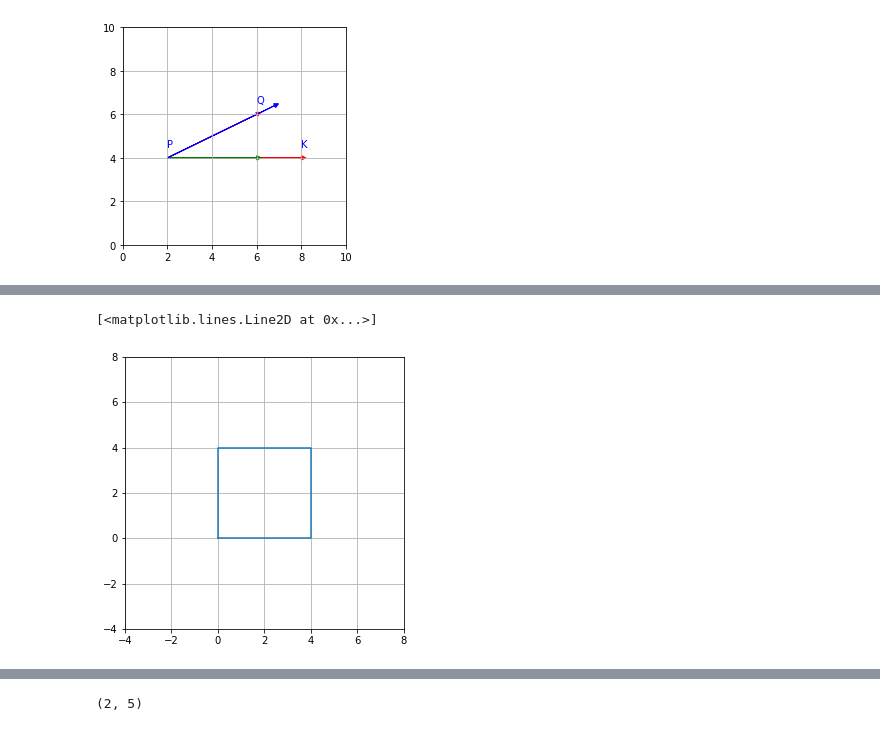
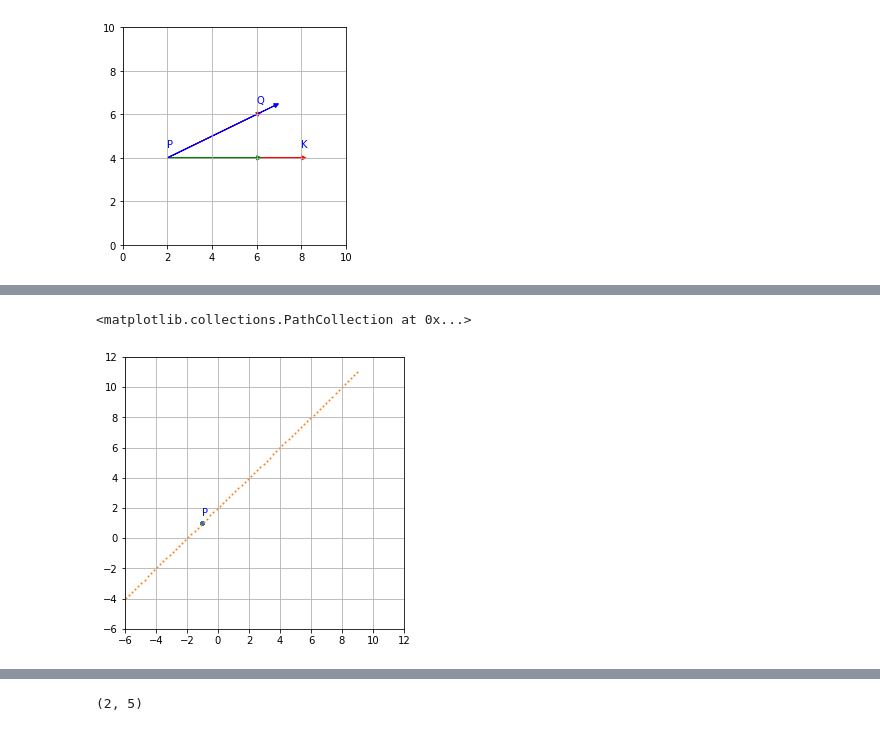
Before and after one commit to tuantdang/computer_graphics, a Jupyter notebook: lectures/w01_transformation_2D.ipynb, the cells around one changed output, grey strips where cells are left out. Saved outputs shown, nothing was run; the diff lists cells and outputs as text; code cells hidden in the pictures.

```diff
--- a/lectures/w01_transformation_2D.ipynb
+++ b/lectures/w01_transformation_2D.ipynb
@@ -105,11 +125,20 @@ def setup_plot(nrow=1, ncol=1, lim=8):
     else:
         ax.set_xlim([-lim/2, lim]); ax.set_ylim([-lim/2, lim]); ax.grid()
     return ax
-ax = setup_plot()
-# Orginal
-x = np.array([0, 0, 4, 4, 0])
-y = np.array([0, 4, 4, 0, 0])
-ax.plot(x,y)
-# %% [output]
-[<matplotlib.lines.Line2D at 0x...>]
-[figure, removed]
+# %%
+# Parametric Line
+p = np.array([-1,1]).reshape((2,1)) # 2x1
+v = np.array([1,1]).reshape((2,1)) # 2x1
+n = 100
+t = np.linspace(-10, 10, n) # [n=5]
+p = np.tile(p, (1, n)) # 2xn
+v = np.tile(v, (1, n)) # 2xn
+l =  p + t*v
+
+ax = setup_plot(1, 1, lim=12)
+ax.text(p[0][0], p[1][0]+0.5, 'P', c='blue')
+ax.scatter(p[0], p[1], s=10) # P
+ax.scatter(l[0], l[1], s=1) # Lines
+# %% [output]
+<matplotlib.collections.PathCollection at 0x...>
+[figure, added]
```
Also changed, not shown: parts of 12 cells of this notebook, 4 other files.
